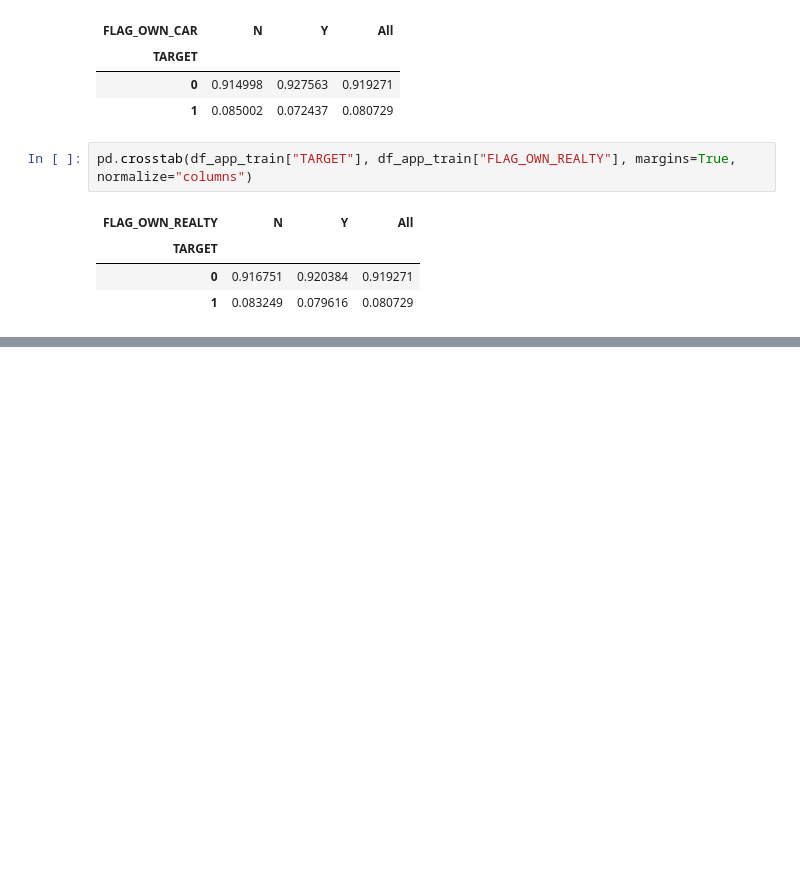
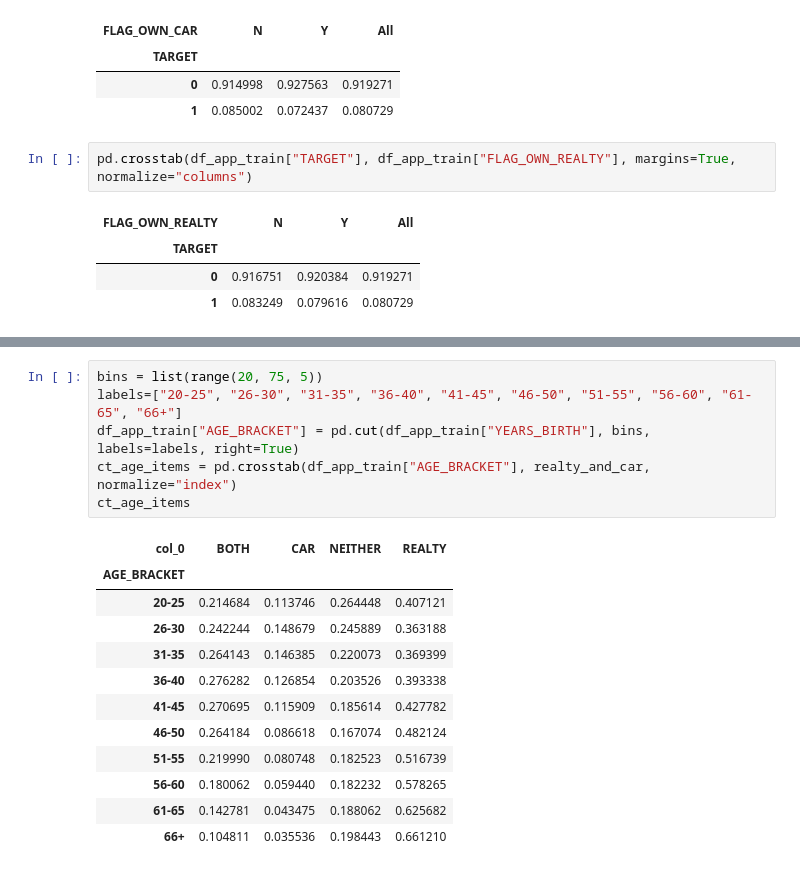
Before and after one commit to rsmail/DATA403-Project-2, a Jupyter notebook: charlie_work/EDA.ipynb, the cells around one changed output, grey strips where cells are left out. Drawn from its saved outputs; the diff is of its cells as text; blank space fills up the shorter version.

```diff
--- a/charlie_work/EDA.ipynb
+++ b/charlie_work/EDA.ipynb
@@ -76,0 +134,19 @@ plt.hist(df_app_train["YEARS_BIRTH"], bins=50)
+# %%
+bins = list(range(20, 75, 5))
+labels=["20-25", "26-30", "31-35", "36-40", "41-45", "46-50", "51-55", "56-60", "61-65", "66+"]
+df_app_train["AGE_BRACKET"] = pd.cut(df_app_train["YEARS_BIRTH"], bins, labels=labels, right=True)
+ct_age_items = pd.crosstab(df_app_train["AGE_BRACKET"], realty_and_car, normalize="index")
+ct_age_items
+# %% [output]
+| col_0 | BOTH | CAR | NEITHER | REALTY |
+| AGE_BRACKET |  |  |  |  |
+| 20-25 | 0.214684 | 0.113746 | 0.264448 | 0.407121 |
+| 26-30 | 0.242244 | 0.148679 | 0.245889 | 0.363188 |
+| 31-35 | 0.264143 | 0.146385 | 0.220073 | 0.369399 |
+| 36-40 | 0.276282 | 0.126854 | 0.203526 | 0.393338 |
+| 41-45 | 0.270695 | 0.115909 | 0.185614 | 0.427782 |
+| 46-50 | 0.264184 | 0.086618 | 0.167074 | 0.482124 |
+| 51-55 | 0.219990 | 0.080748 | 0.182523 | 0.516739 |
+| 56-60 | 0.180062 | 0.059440 | 0.182232 | 0.578265 |
+| 61-65 | 0.142781 | 0.043475 | 0.188062 | 0.625682 |
+| 66+ | 0.104811 | 0.035536 | 0.198443 | 0.661210 |
```
Also changed, not shown: parts of 9 cells of this notebook.
